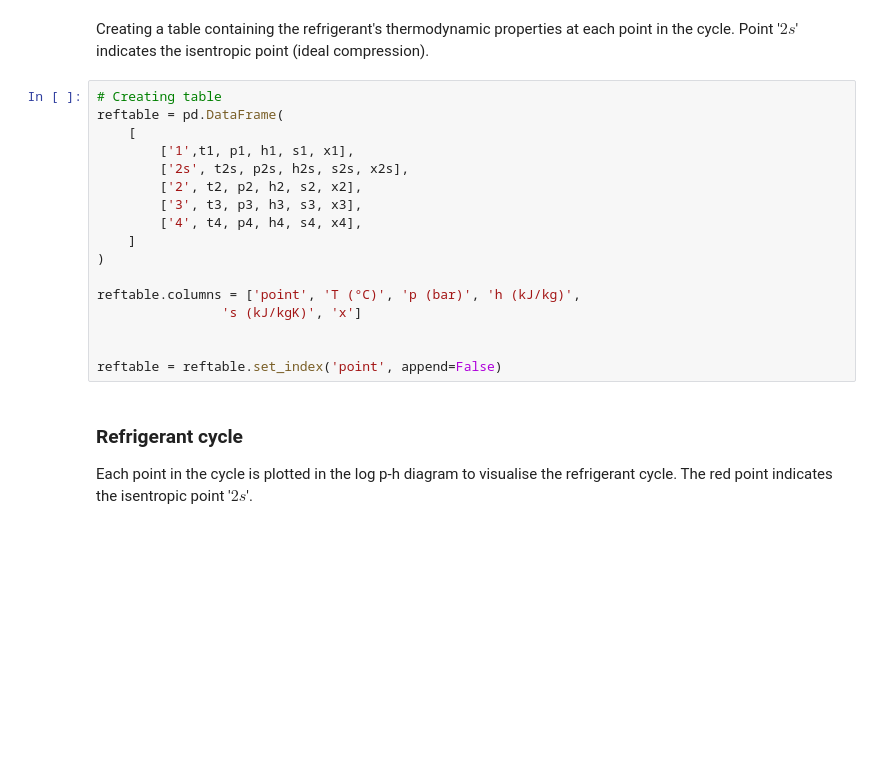
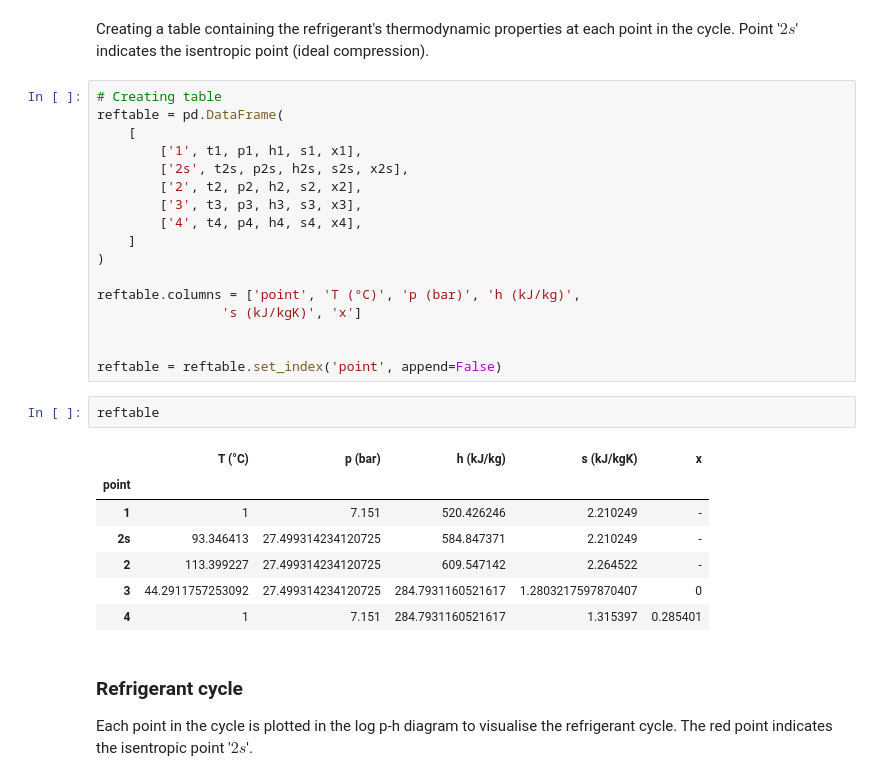
Before and after one commit to davidSmeets/OriginalHeatPump, a Jupyter notebook: main.ipynb, the cells around one changed output. Saved outputs shown, nothing was run; the diff lists cells and outputs as text; blank space fills up the shorter version.

```diff
--- a/main.ipynb
+++ b/main.ipynb
@@ -343,7 +353,7 @@ Creating a table containing the refrigerant's thermodynamic properties at each p
 # Creating table
 reftable = pd.DataFrame(
     [
-        ['1',t1, p1, h1, s1, x1],
+        ['1', t1, p1, h1, s1, x1],
         ['2s', t2s, p2s, h2s, s2s, x2s],
         ['2', t2, p2, h2, s2, x2],
         ['3', t3, p3, h3, s3, x3],
@@ -356,6 +366,16 @@ reftable.columns = ['point', 'T (°C)', 'p (bar)', 'h (kJ/kg)',
 
 
 reftable = reftable.set_index('point', append=False)
+# %%
+reftable
+# %% [output]
+|  | T (°C) | p (bar) | h (kJ/kg) | s (kJ/kgK) | x |
+| point |  |  |  |  |  |
+| 1 | 1 | 7.151 | 520.426246 | 2.210249 | - |
+| 2s | 93.346413 | 27.499314234120725 | 584.847371 | 2.210249 | - |
+| 2 | 113.399227 | 27.499314234120725 | 609.547142 | 2.264522 | - |
+| 3 | 44.2911757253092 | 27.499314234120725 | 284.7931160521617 | 1.2803217597870407 | 0 |
+| 4 | 1 | 7.151 | 284.7931160521617 | 1.315397 | 0.285401 |
 # %% [markdown]
 ### Refrigerant cycle
 
```
Also changed, not shown: parts of 21 cells of this notebook, 2 other files.
